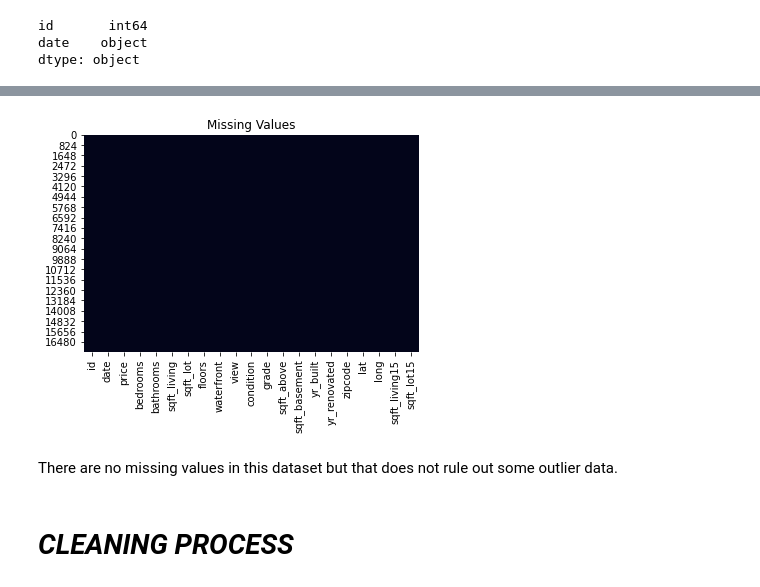
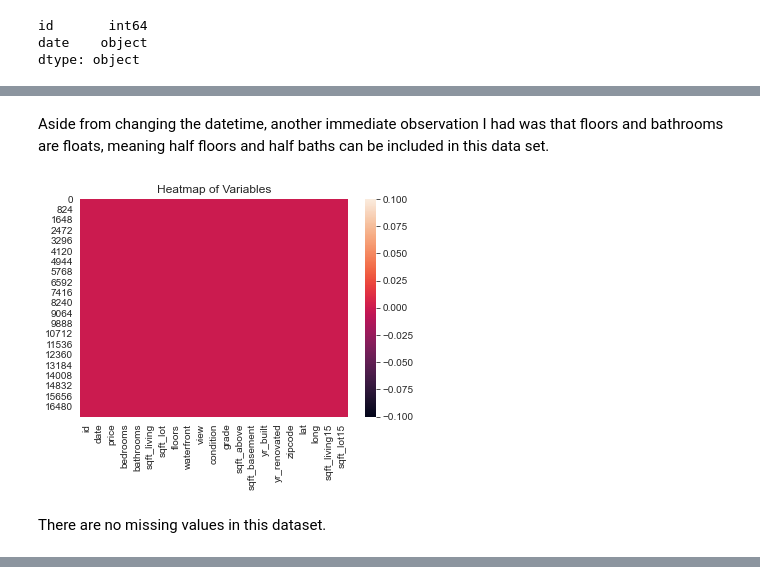
Before and after one commit to zachagreenberg/King_County_Homes, a Jupyter notebook: Final_Notebook.ipynb, the cells around one changed output, grey strips where cells are left out. Drawn from its saved outputs; the diff is of its cells as text; code cells hidden in the pictures.

```diff
--- a/Final_Notebook.ipynb
+++ b/Final_Notebook.ipynb
@@ -3,11 +38,18 @@
 # %%
 import pandas as pd
+import numpy as np
 import matplotlib.pyplot as plt
 import seaborn as sns
-import numpy as np
+sns.set_style('whitegrid')
+import pickle
 from scipy import stats
 from statsmodels.formula.api import ols
 from sklearn.linear_model import LinearRegression
-import sklearn.metrics as metrics
+from sklearn.model_selection import train_test_split
+from sklearn.preprocessing import PolynomialFeatures
+from statsmodels.stats.outliers_influence import variance_inflation_factor
+from sklearn import metrics
+from sklearn.feature_selection import SelectKBest, f_regression, mutual_info_regression
 
-%matplotlib inline
+import warnings
+warnings.filterwarnings('ignore')
@@ -32,3 +79,13 @@ dtype: object
+# %% [markdown]
+Aside from changing the datetime, another immediate observation I had was that floors and bathrooms are floats, meaning half floors and half baths can be included in this data set.
+# %%
+#Checking for missing values
+sns.heatmap(df.isna())
+plt.title('Heatmap of Variables');
+# %% [output]
+[figure, added]
+# %% [markdown]
+There are no missing values in this dataset.
 # %%
 df.describe()
 # %% [output]
@@ -41,15 +98,3 @@ df.describe()
 | 50% | 3.903650e+09 | 4.500000e+05 | 3.000000 | 2.250000 | 1920.000000 | 7.642000e+03 | 1.500000 | 0.000000 | 0.000000 | 3.000000 | ... |
 | 75% | 7.301150e+09 | 6.450000e+05 | 4.000000 | 2.500000 | 2550.000000 | 1.072575e+04 | 2.000000 | 0.000000 | 0.000000 | 4.000000 | ... |
 | max | 9.900000e+09 | 7.700000e+06 | 33.000000 | 8.000000 | 13540.000000 | 1.651359e+06 | 3.500000 | 1.000000 | 4.000000 | 5.000000 | ... |
-# %%
-#checking for missing values
-ax = plt.axes()
-sns.heatmap(df.isnull(), cbar=False)
-ax.set_title('Missing Values')
-plt.show();
-# %% [output]
-[figure, removed]
-# %% [markdown]
-There are no missing values in this dataset but that does not rule out some outlier data.
-# %% [markdown]
-# ***CLEANING PROCESS***
```
Also changed, not shown: parts of 311 cells of this notebook, 1 other file.
